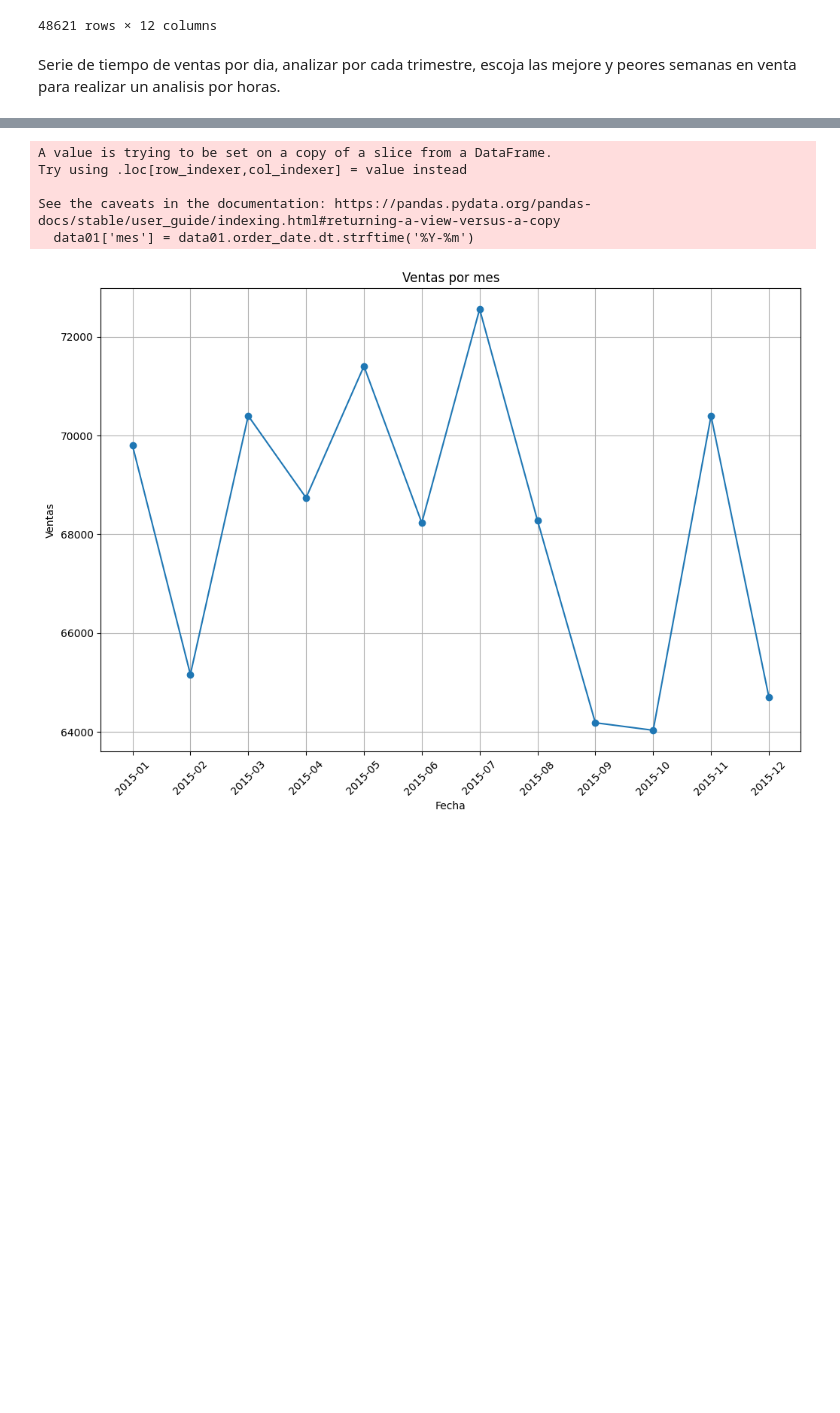
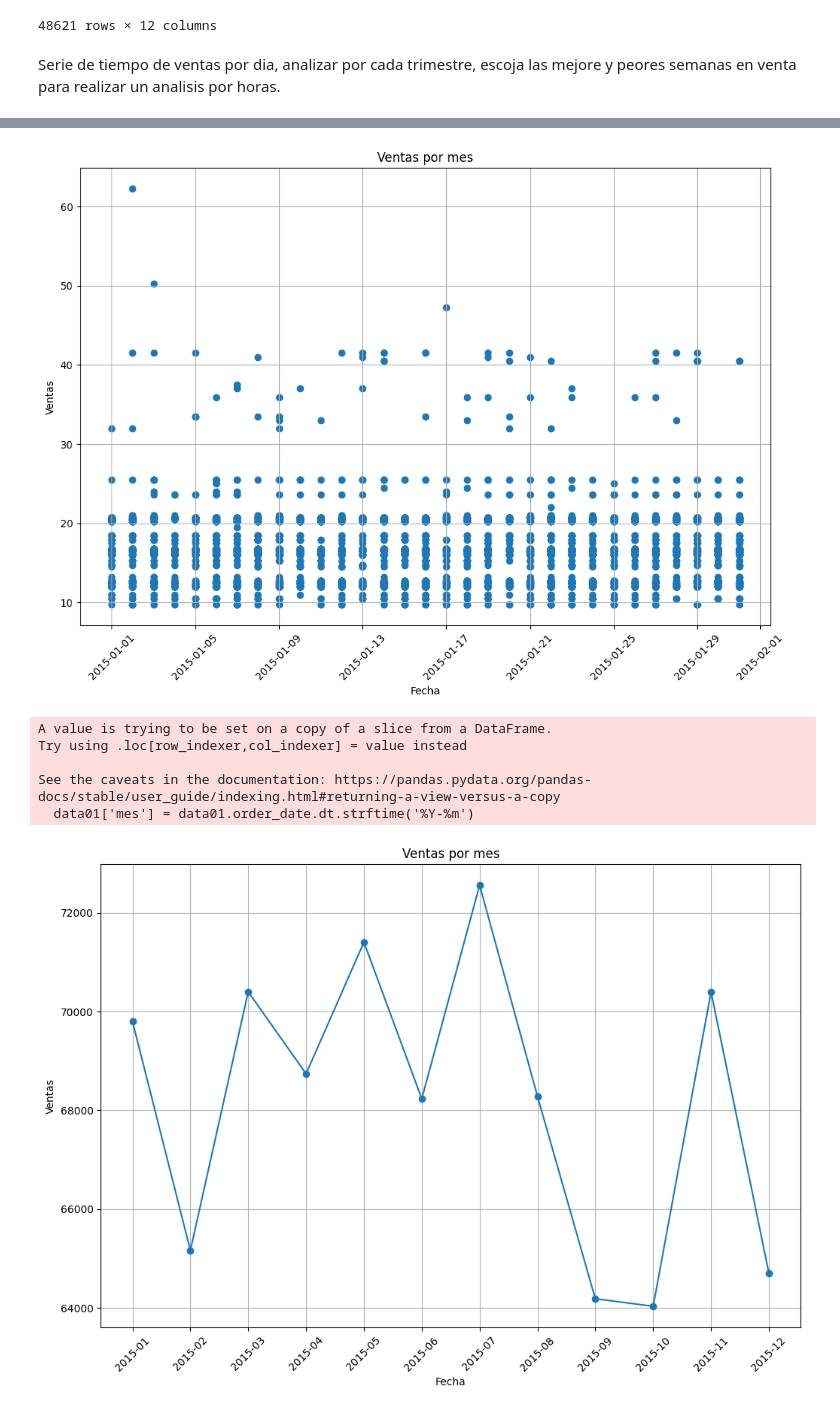
Before and after one commit to James25Frank21/roboticataller1, a Jupyter notebook: DataAnalysis.ipynb, the cells around one changed output, grey strips where cells are left out. Drawn from its saved outputs; the diff is of its cells as text; code cells hidden in the pictures; blank space fills up the shorter version.

Commit message:
agregando ventas por dia

```diff
--- a/DataAnalysis.ipynb
+++ b/DataAnalysis.ipynb
@@ -121,3 +121,6 @@ data_pizza
 Serie de tiempo de ventas por dia, analizar por cada trimestre, escoja las mejore y peores semanas en venta para realizar un analisis por horas.
 # %%
 data01 = data_pizza[['order_date', 'order_time', 'unit_price', 'total_price']]
+# %%
+mes_deseado = data01[data01['order_date'].dt.month == 1]
+mes_deseado
@@ -124,3 +141,16 @@ data01 = data_pizza[['order_date', 'order_time', 'unit_price', 'total_price']]
+# %%
+
+
+plt.figure(figsize=(12, 8))
+plt.scatter(mes_deseado['order_date'], mes_deseado['total_price'], marker = 'o' )
+plt.xticks(rotation= 45)
+plt.title('Ventas por mes')
+plt.xlabel('Fecha')
+plt.ylabel('Ventas')
+plt.grid(True)
+plt.show()
+# %% [output]
+[figure, added]
 # %%
 data01['mes'] = data01.order_date.dt.strftime('%Y-%m')
 
```
Also changed, not shown: parts of 1 cell of this notebook.
